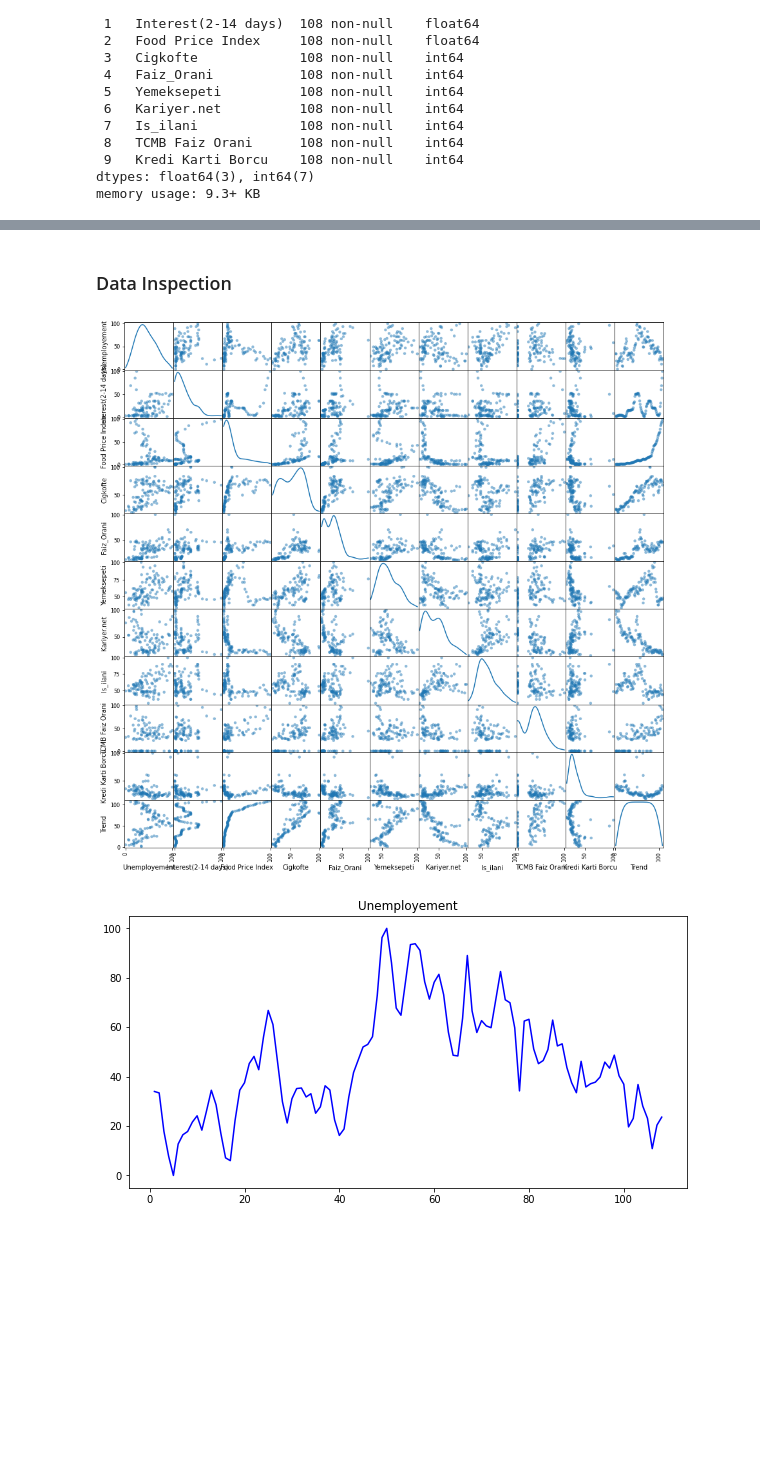
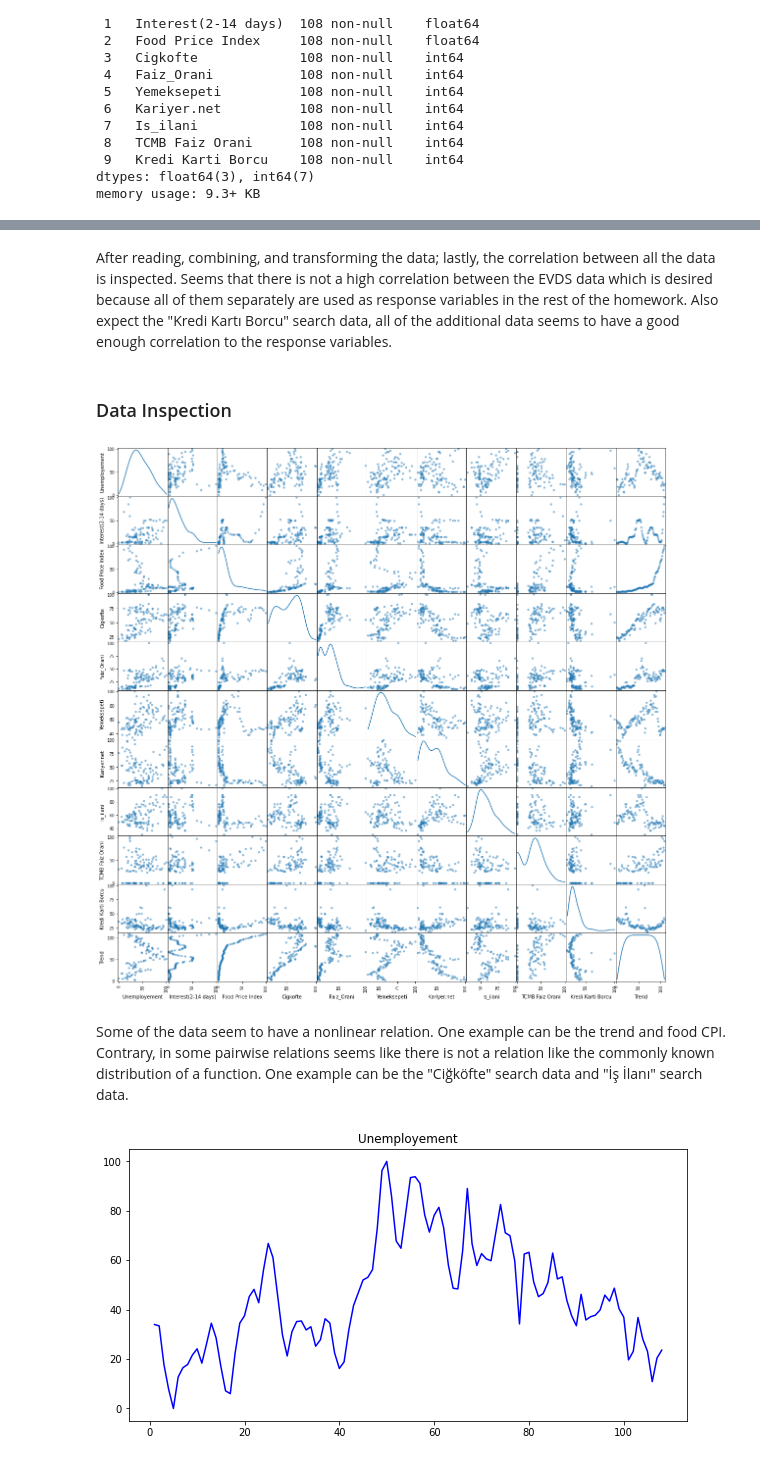
Before and after one commit to BU-IE-360/spring24-lmfaraday, a Jupyter notebook: Homework_1/report.ipynb, the cells around one changed output, grey strips where cells are left out. Cells and saved outputs as stored; diff of their text form; code cells hidden in the pictures; blank space fills up the shorter version.

```diff
--- a/Homework_1/report.ipynb
+++ b/Homework_1/report.ipynb
@@ -180,9 +191,14 @@ df.corr()
+# %% [markdown]
+After reading, combining, and transforming the data; lastly, the correlation between all the data is inspected. Seems that there is not a high correlation between the EVDS data which is desired because all of them separately are used as response variables in the rest of the homework. Also expect the "Kredi Kartı Borcu" search data, all of the additional data seems to have a good enough correlation to the response variables.
 # %% [markdown]
 ### Data Inspection
 # %%
-pd.plotting.scatter_matrix(df, figsize=(15, 15), diagonal="kde", s = 80)
+# To see the correlation between the columns with plots
+pd.plotting.scatter_matrix(df, figsize=(20, 20), diagonal="kde", s = 80)
 
 plt.show()
 # %% [output]
-[figure, old version]
+[figure, new version]
+# %% [markdown]
+Some of the data seem to have a nonlinear relation. One example can be the trend and food CPI. Contrary, in some pairwise relations seems like there is not a relation like the commonly known distribution of a function. One example can be the "Ciğköfte" search data and "İş İlanı" search data.
 # %%
```
Also changed, not shown: parts of 32 cells of this notebook, 2 other files.
